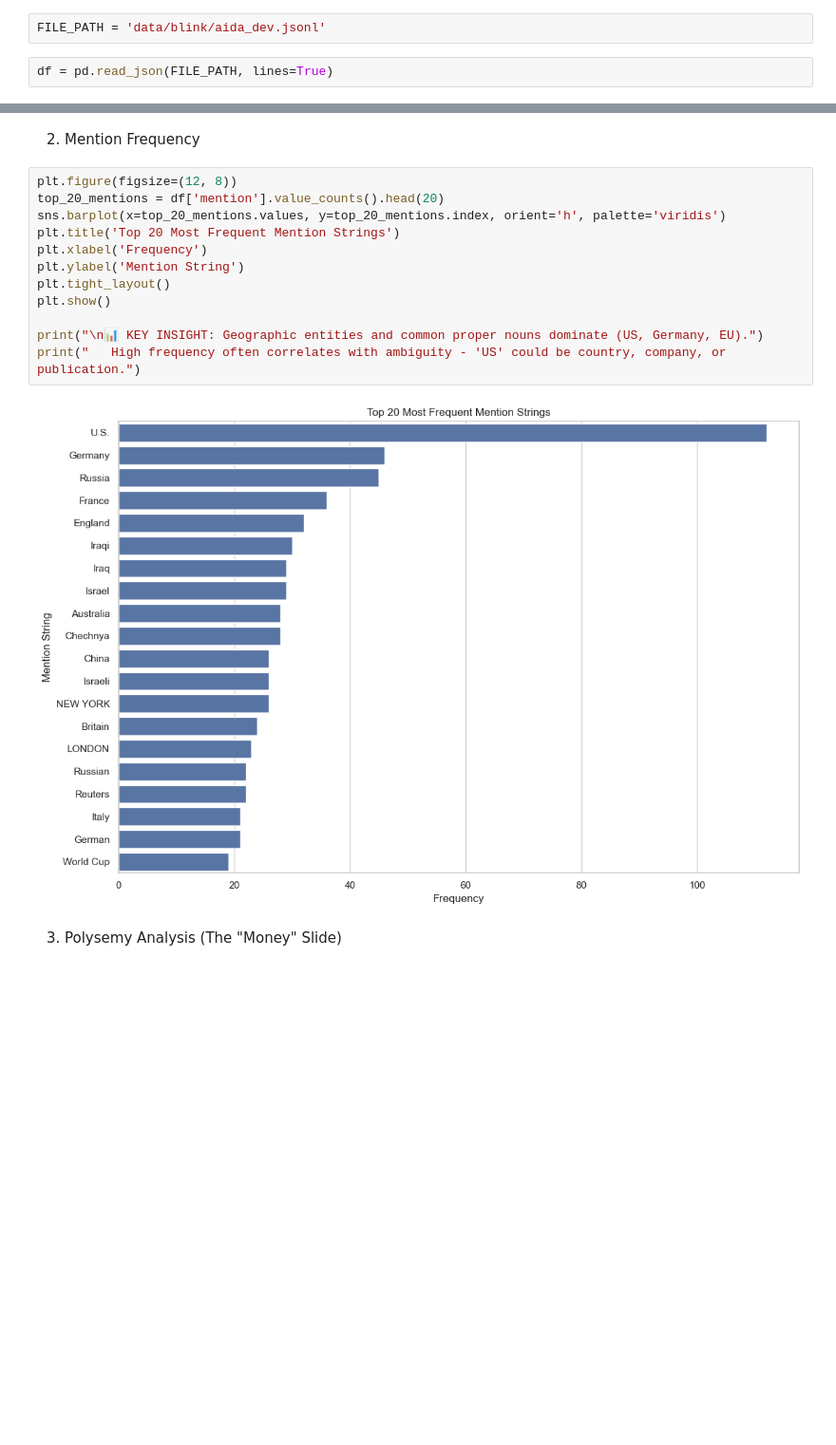
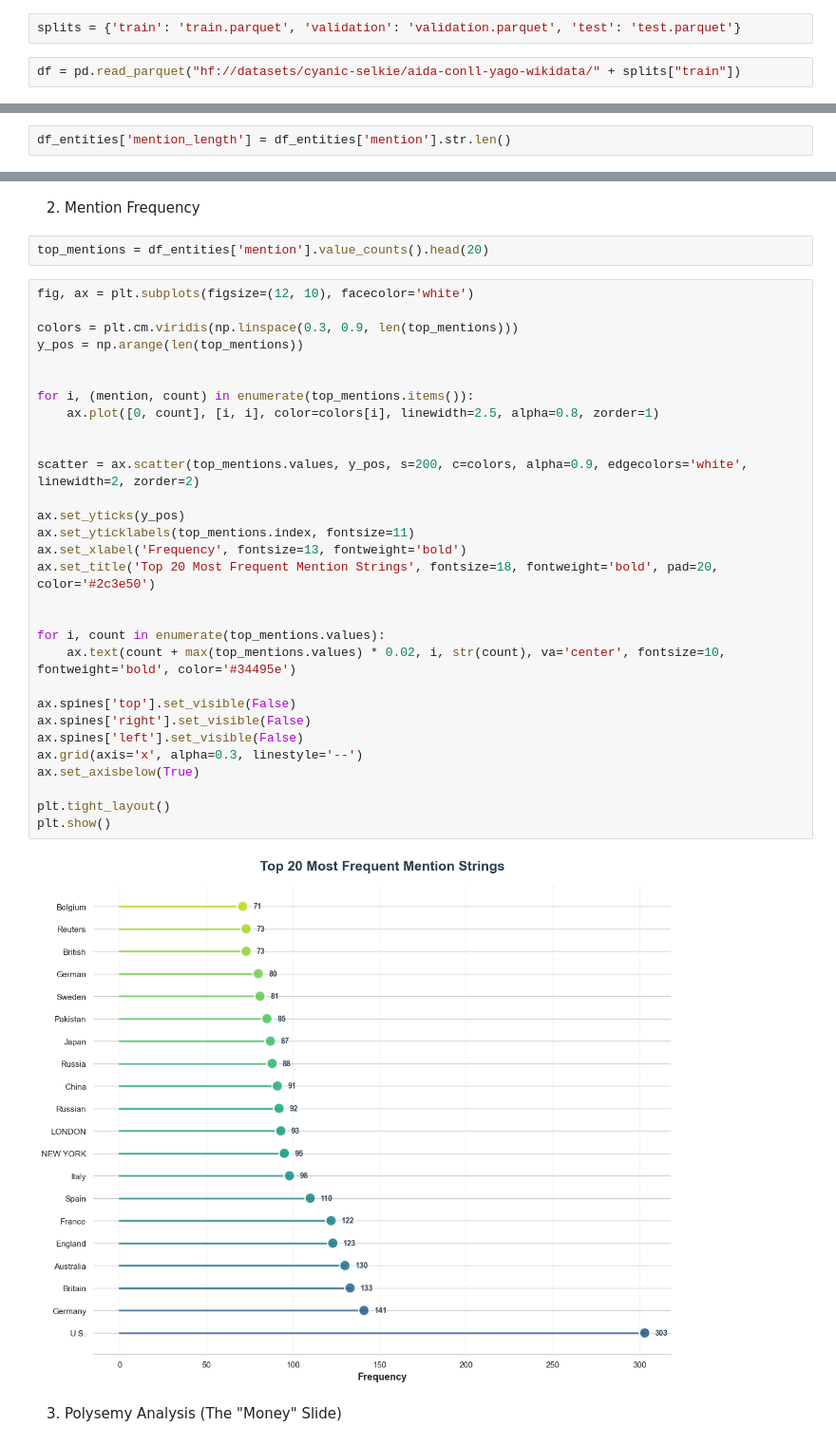
Before and after one commit to chihab4real/Clarify-and-Link, a Jupyter notebook: aida_analysis.ipynb, the cells around one changed output, grey strips where cells are left out. Shown at 95% size. Cells and saved outputs as stored; diff of their text form; blank space fills up the shorter version.

Commit message:
Fixing AIDA notebook, Closes #2
Co-authored-by: Patrick Molina <patrickmolina102@hotmail.com>

```diff
--- a/aida_analysis.ipynb
+++ b/aida_analysis.ipynb
@@ -8,6 +9,6 @@ warnings.filterwarnings("ignore")
 # %%
 sns.set_theme(style="whitegrid")
 # %%
-FILE_PATH = 'data/blink/aida_dev.jsonl'
+splits = {'train': 'train.parquet', 'validation': 'validation.parquet', 'test': 'test.parquet'}
 # %%
-df = pd.read_json(FILE_PATH, lines=True)
+df = pd.read_parquet("hf://datasets/cyanic-selkie/aida-conll-yago-wikidata/" + splits["train"])
@@ -47,0 +59,2 @@ print("   Short length contributes to ambiguity (e.g., 'Jordan', 'Washington', '
+# %%
+df_entities['mention_length'] = df_entities['mention'].str.len()
@@ -48,18 +99,38 @@ print("   Short length contributes to ambiguity (e.g., 'Jordan', 'Washington', '
 # %% [markdown]
 2. Mention Frequency
+# %%
+top_mentions = df_entities['mention'].value_counts().head(20)
 # %%
-plt.figure(figsize=(12, 8))
-top_20_mentions = df['mention'].value_counts().head(20)
-sns.barplot(x=top_20_mentions.values, y=top_20_mentions.index, orient='h', palette='viridis')
-plt.title('Top 20 Most Frequent Mention Strings')
-plt.xlabel('Frequency')
-plt.ylabel('Mention String')
+fig, ax = plt.subplots(figsize=(12, 10), facecolor='white')
+
+colors = plt.cm.viridis(np.linspace(0.3, 0.9, len(top_mentions)))
+y_pos = np.arange(len(top_mentions))
+
+
+for i, (mention, count) in enumerate(top_mentions.items()):
+    ax.plot([0, count], [i, i], color=colors[i], linewidth=2.5, alpha=0.8, zorder=1)
+
+
+scatter = ax.scatter(top_mentions.values, y_pos, s=200, c=colors, alpha=0.9, edgecolors='white', linewidth=2, zorder=2)
+
+ax.set_yticks(y_pos)
+ax.set_yticklabels(top_mentions.index, fontsize=11)
+ax.set_xlabel('Frequency', fontsize=13, fontweight='bold')
+ax.set_title('Top 20 Most Frequent Mention Strings', fontsize=18, fontweight='bold', pad=20, color='#2c3e50')
+
+
+for i, count in enumerate(top_mentions.values):
+    ax.text(count + max(top_mentions.values) * 0.02, i, str(count), va='center', fontsize=10, fontweight='bold', color='#34495e')
+
+ax.spines['top'].set_visible(False)
+ax.spines['right'].set_visible(False)
+ax.spines['left'].set_visible(False)
+ax.grid(axis='x', alpha=0.3, linestyle='--')
+ax.set_axisbelow(True)
+
 plt.tight_layout()
 plt.show()
-
-print("\n📊 KEY INSIGHT: Geographic entities and common proper nouns dominate (US, Germany, EU).")
-print("   High frequency often correlates with ambiguity - 'US' could be country, company, or publication.")
 # %% [output]
-[figure, old version]
+[figure, new version]
 # %% [markdown]
 3. Polysemy Analysis (The "Money" Slide)
```
Also changed, not shown: parts of 38 cells of this notebook.
